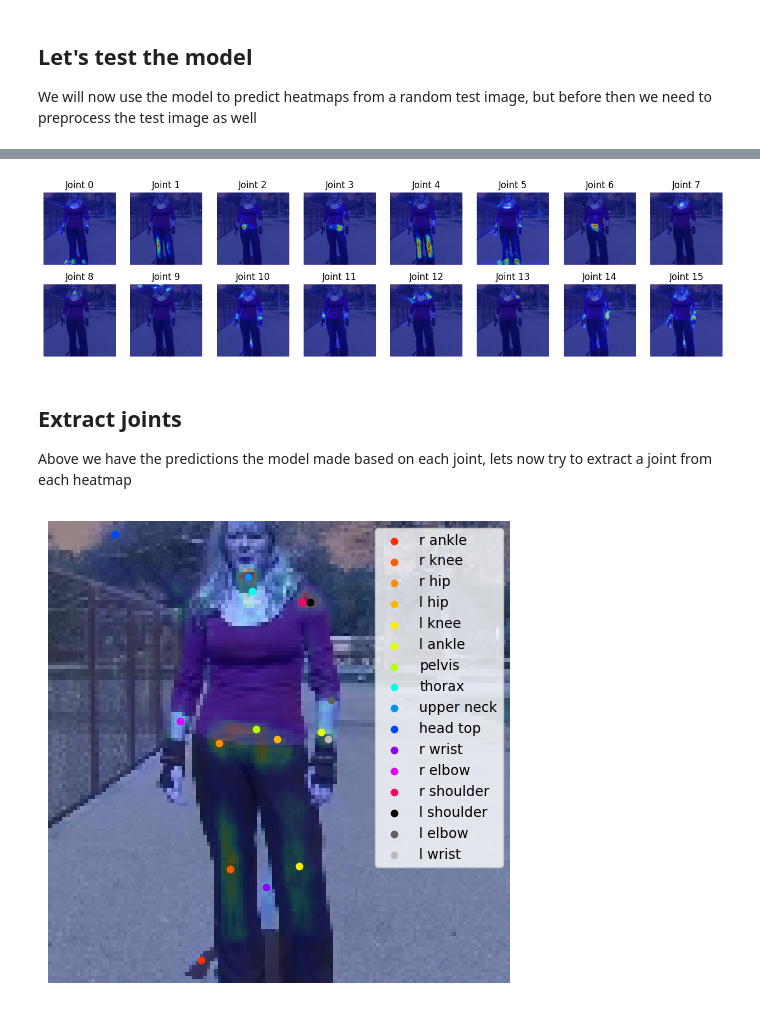
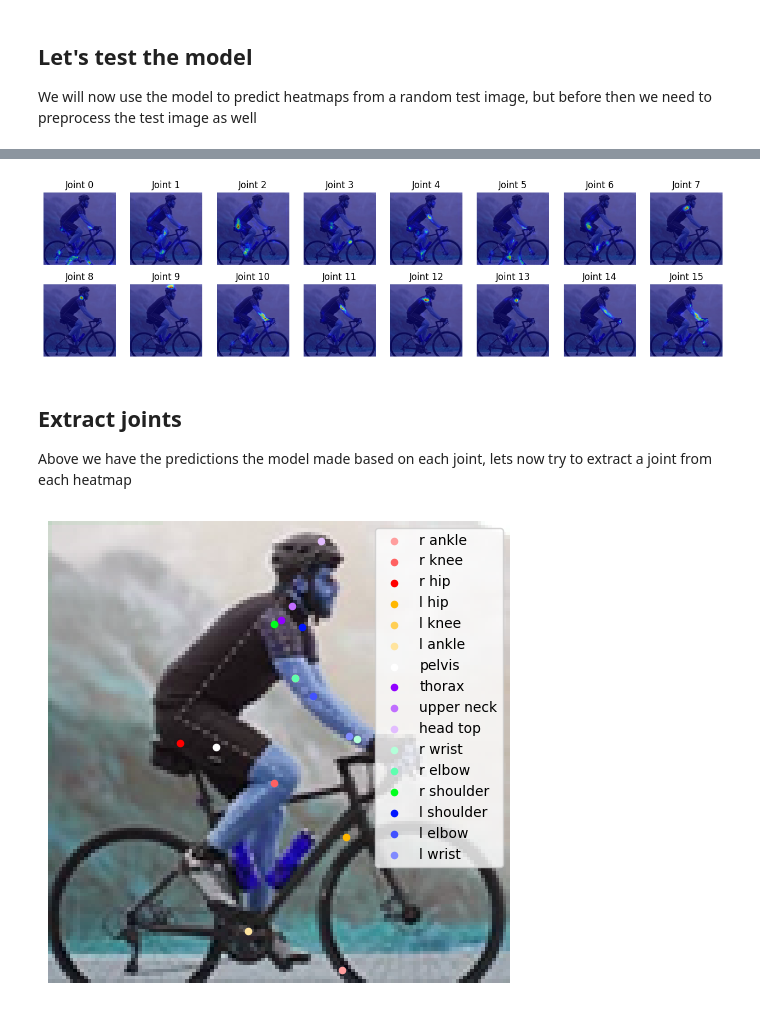
Before and after one commit to williamsaether/BikeFit, a Jupyter notebook: data/exploring.ipynb, the cells around one changed output, grey strips where cells are left out. Drawn from its saved outputs; the diff is of its cells as text; code cells hidden in the pictures.

```diff
--- a/data/exploring.ipynb
+++ b/data/exploring.ipynb
@@ -483,7 +560,7 @@ model.save('model_heatmap_t1_lr1e5-huber-mae_e100-train-val-early.keras')
 We will now use the model to predict heatmaps from a random test image, but before then we need to preprocess the test image as well
 # %%
 # Optional, load the model from storage
-model = tf.keras.models.load_model('model_heatmap_t1_lr1e6_huber_mae_e10.keras')
+model = tf.keras.models.load_model('model_heatmap_t1_e10_test1.keras')
 # %%
 data = json.load(open(os.path.join(mpii_folder,'data.json')))
 joints = json.load(open(os.path.join(mpii_folder,'joints.json')))
@@ -523,9 +580,10 @@ for ann in data:
     if ann['for_training'] == 0:
         testdata.append(ann)
 
-test_image = testdata[8600]
+test_image = testdata[11491]
 test_image_location = os.path.join(image_folder, test_image['filename'])
 
-input_image, transform_params = preprocess_test_image(test_image)
+input_image = preprocess_test_image(test_image)
+input_image = cv2.imread(os.path.join(dataset_folder, 'cyclist-3.jpg')) / 255.0
 predictions = model.predict(np.expand_dims(input_image, axis=0))
 # %% [output]
@@ -542,7 +600,7 @@ for i, ax in enumerate(axes.flat):
 
 plt.show()
 # %% [output]
-[figure, old version]
+[figure, new version]
 # %% [markdown]
 ## Extract joints
 Above we have the predictions the model made based on each joint, lets now try to extract a joint from each heatmap
@@ -559,18 +617,18 @@ def extract_joints(heatmaps):
 # %%
 extracted_joints = extract_joints(heatmaps)
 
 combined_heatmap = np.sum(heatmaps, axis=-1)
-color_map = ['#ff2d00','#ff5900','#ff8f00','#ffb600','#ffec00','#e4ff00','#b2ff00','#00ffec','#0093ff','#0046ff','#8f00ff','#e000ff','#ff0064','#000','#606060','#bbbbbb']
+color_map = ['#ff9e9e','#ff6161','#ff0000','#ffb700','#ffcf54','#ffe49e','#fff','#9000ff','#c06eff','#e2bdff','#b3ffd9','#5effaf','#00ff1e','#0015ff','#4252ff','#808aff']
 
 plt.figure(figsize=(6, 6))
 plt.imshow(input_image)
-plt.imshow(combined_heatmap, cmap="jet", alpha=0.2)
+# plt.imshow(combined_heatmap, cmap="jet", alpha=0.4)
 
 for i, (x, y) in enumerate(extracted_joints):
     plt.scatter(x, y, c=color_map[i], s=20, marker='o', label=joints[str(i)])
 
 plt.legend(bbox_to_anchor=(1,1))
 plt.axis("off")
 plt.show()
 # %% [output]
-[figure, old version]
+[figure, new version]
```
Also changed, not shown: parts of 12 cells of this notebook.
